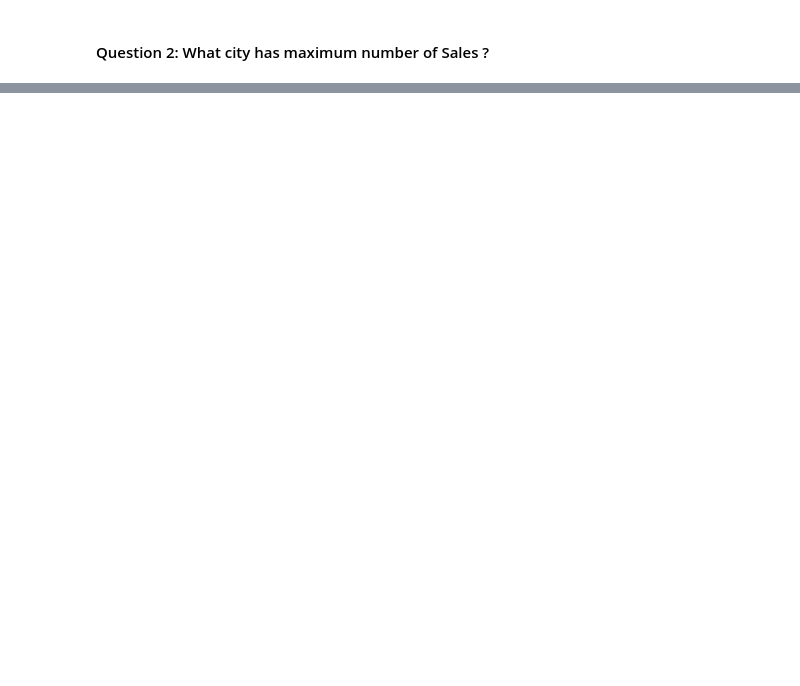
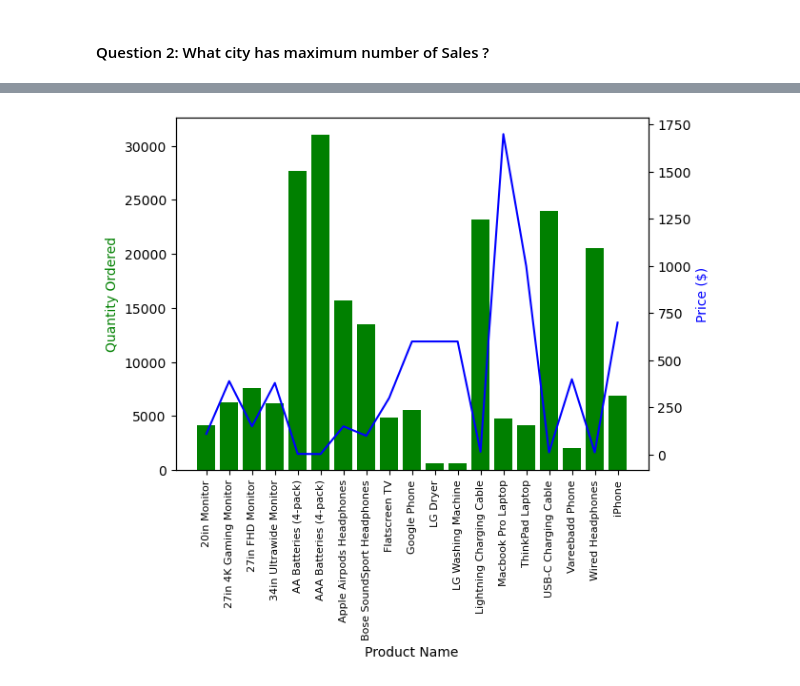
Before and after one commit to bk-aman/Python_Sales_Analysis, a Jupyter notebook: Sales_data_tut.ipynb, the cells around one changed output, grey strips where cells are left out. Saved outputs shown, nothing was run; the diff lists cells and outputs as text; code cells hidden in the pictures; blank space fills up the shorter version.

```diff
--- a/Sales_data_tut.ipynb
+++ b/Sales_data_tut.ipynb
@@ -146,0 +166,3 @@ results
+# %%
+all_data['Order Date'] = pd.to_datetime(all_data['Order Date'])
+all_data
@@ -146,0 +183,5 @@ results
+# %%
+all_data['hour'] = pd.to_datetime(all_data['Order Date']).dt.hour
+all_data['min'] = pd.to_datetime(all_data['Order Date']).dt.minute
+all_data['count'] = 1
+all_data.head()
@@ -146,0 +210,6 @@ results
+# %%
+# if same order id than they are sold together
+df = all_data[all_data['Order ID'].duplicated(keep = False)]
+df['grouped'] = df.groupby('Order ID')['Product'].transform(lambda x: ','.join(x))
+
+df2 = df[['Order ID', 'grouped']].drop_duplicates()
@@ -146,0 +247,11 @@ results
+# %%
+new_data = all_data.drop(columns = ['Order Date']) # date type data is not working if we need to sum ahead
+
+product_grouped = new_data.groupby('Product')
+quantity_grouped = product_grouped.sum()['Quantity Ordered']
+
+products = [product for product, df in product_grouped]
+plt.bar(products, quantity_grouped)
+
+plt.xticks(products, rotation = 90, size = 8)
+plt.show()
@@ -146,0 +260,22 @@ results
+# %%
+# Now why? -> because it looks they are cheap
+
+all_data_numeric = all_data.select_dtypes(include = [np.number])
+all_data_numeric['Product'] = all_data['Product']
+prices = all_data_numeric.groupby('Product').mean()['Price Each']
+
+#now we will add a second right hand axis in matplotlib chart
+fig, ax1 = plt.subplots()
+
+ax2 = ax1.twinx()
+ax1.bar(products, quantity_grouped, color='g')
+ax2.plot(products, prices, color='b')
+
+ax1.set_xlabel('Product Name')
+ax1.set_ylabel('Quantity Ordered', color='g')
+ax2.set_ylabel('Price ($)', color='b')
+ax1.set_xticklabels(products, rotation='vertical', size=8)
+
+fig.show()
+# %% [output]
+[figure, added]
```
Also changed, not shown: parts of 18 cells of this notebook.
